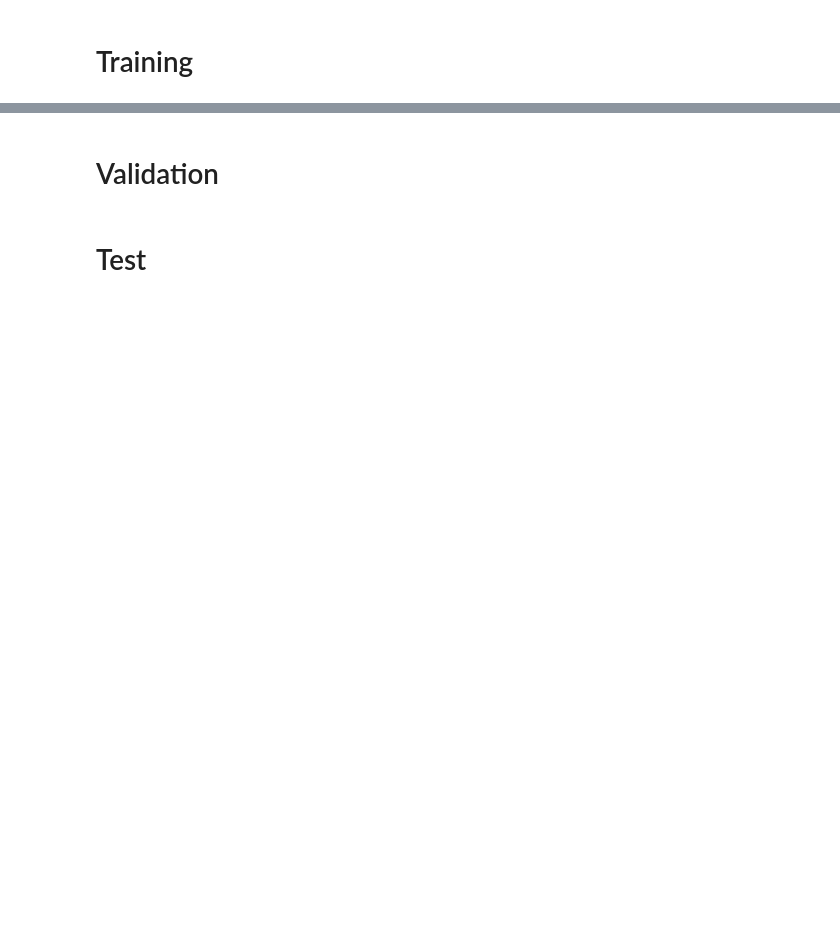
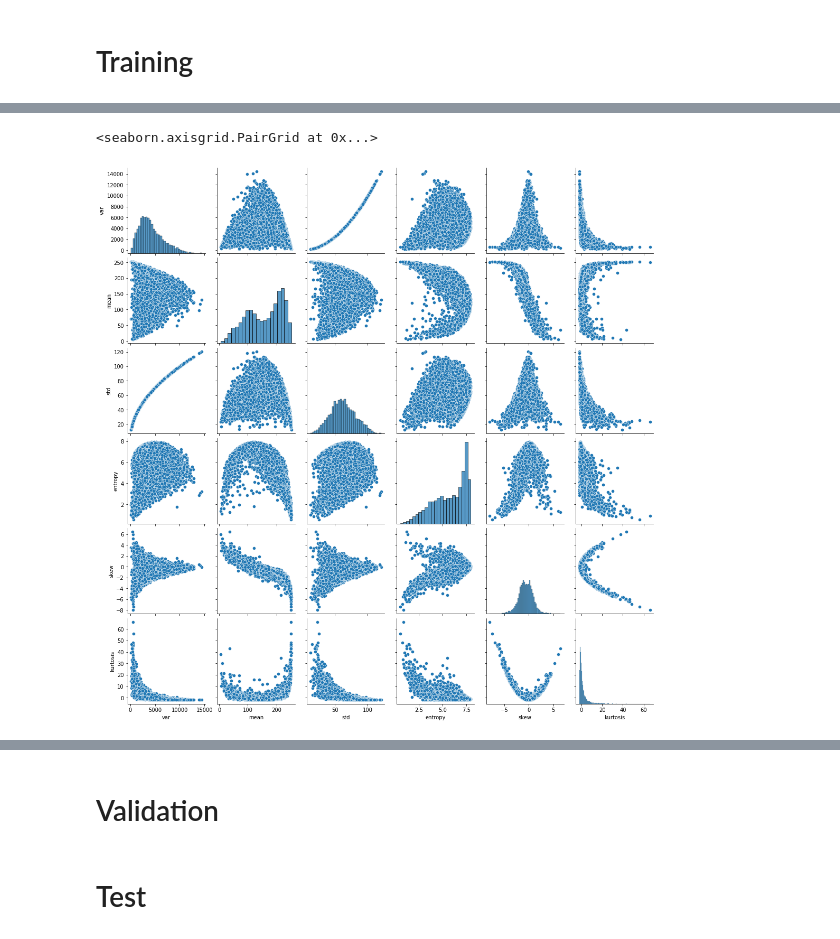
Before and after one commit to Esteves4/IA-Proj, a Jupyter notebook: IA_Proj_Music.ipynb, the cells around one changed output, grey strips where cells are left out. Saved outputs shown, nothing was run; the diff lists cells and outputs as text; code cells hidden in the pictures; blank space fills up the shorter version.

```diff
--- a/IA_Proj_Music.ipynb
+++ b/IA_Proj_Music.ipynb
@@ -244,0 +214,8 @@ music_df.head()
+# %%
+#Hierarchical clustering
+import seaborn as sns
+
+sns.pairplot(music_df)
+# %% [output]
+<seaborn.axisgrid.PairGrid at 0x...>
+[figure, added]
```
Also changed, not shown: parts of 17 cells of this notebook.
